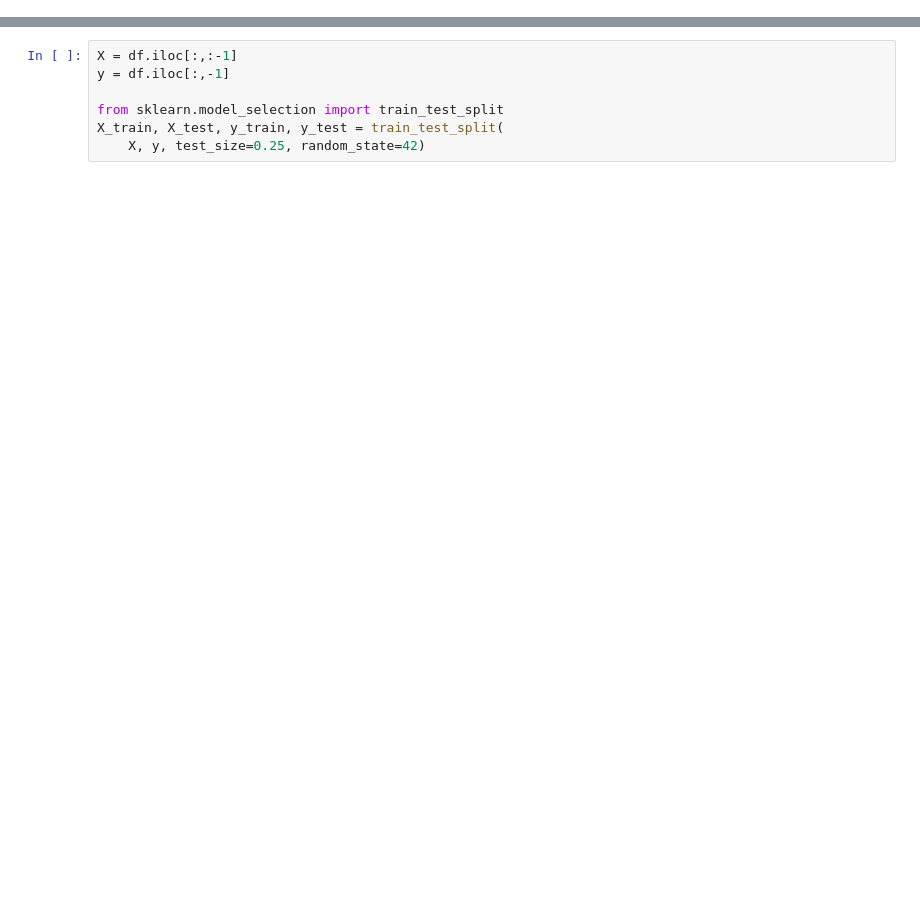
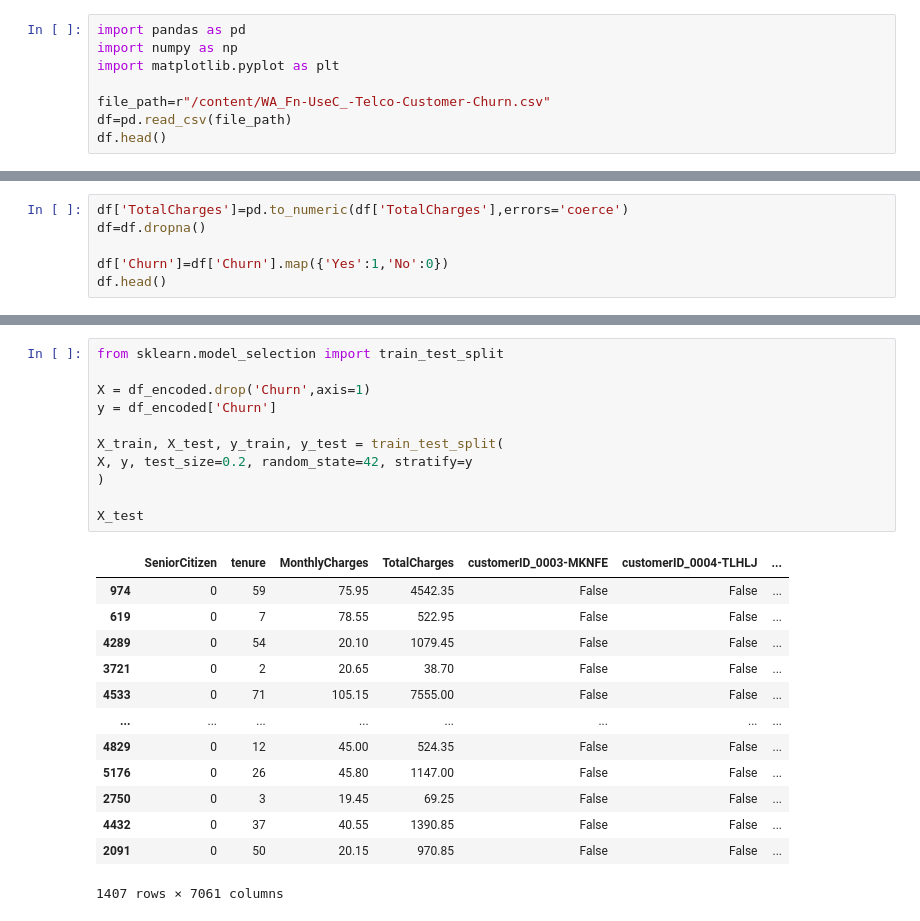
Before and after one commit to GUSNS083/ML, a Jupyter notebook: Logistic_Regression_for_Binary_Classification.ipynb, the cells around one changed output, grey strips where cells are left out. Saved outputs shown, nothing was run; the diff lists cells and outputs as text; blank space fills up the shorter version.

```diff
--- a/Logistic_Regression_for_Binary_Classification.ipynb
+++ b/Logistic_Regression_for_Binary_Classification.ipynb
@@ -21,0 +3,8 @@ df.head()
+# %%
+import pandas as pd
+import numpy as np
+import matplotlib.pyplot as plt
+
+file_path=r"/content/WA_Fn-UseC_-Telco-Customer-Churn.csv"
+df=pd.read_csv(file_path)
+df.head()
@@ -21,0 +19,6 @@ df.head()
+# %%
+df['TotalCharges']=pd.to_numeric(df['TotalCharges'],errors='coerce')
+df=df.dropna()
+
+df['Churn']=df['Churn'].map({'Yes':1,'No':0})
+df.head()
@@ -22,9 +58,27 @@ df.head()
 # %%
-X = df.iloc[:,:-1]
-y = df.iloc[:,-1]
+from sklearn.model_selection import train_test_split
 
-from sklearn.model_selection import train_test_split
+X = df_encoded.drop('Churn',axis=1)
+y = df_encoded['Churn']
+
 X_train, X_test, y_train, y_test = train_test_split(
-    X, y, test_size=0.25, random_state=42)
+X, y, test_size=0.2, random_state=42, stratify=y
+)
+
+X_test
+# %% [output]
+|  | SeniorCitizen | tenure | MonthlyCharges | TotalCharges | customerID_0003-MKNFE | customerID_0004-TLHLJ | ... |
+| 974 | 0 | 59 | 75.95 | 4542.35 | False | False | ... |
+| 619 | 0 | 7 | 78.55 | 522.95 | False | False | ... |
+| 4289 | 0 | 54 | 20.10 | 1079.45 | False | False | ... |
+| 3721 | 0 | 2 | 20.65 | 38.70 | False | False | ... |
+| 4533 | 0 | 71 | 105.15 | 7555.00 | False | False | ... |
+| ... | ... | ... | ... | ... | ... | ... | ... |
+| 4829 | 0 | 12 | 45.00 | 524.35 | False | False | ... |
+| 5176 | 0 | 26 | 45.80 | 1147.00 | False | False | ... |
+| 2750 | 0 | 3 | 19.45 | 69.25 | False | False | ... |
+| 4432 | 0 | 37 | 40.55 | 1390.85 | False | False | ... |
+| 2091 | 0 | 50 | 20.15 | 970.85 | False | False | ... |
+1407 rows × 7061 columns
 # %%
 from sklearn.linear_model import LogisticRegression
```
Also changed, not shown: parts of 17 cells of this notebook.
